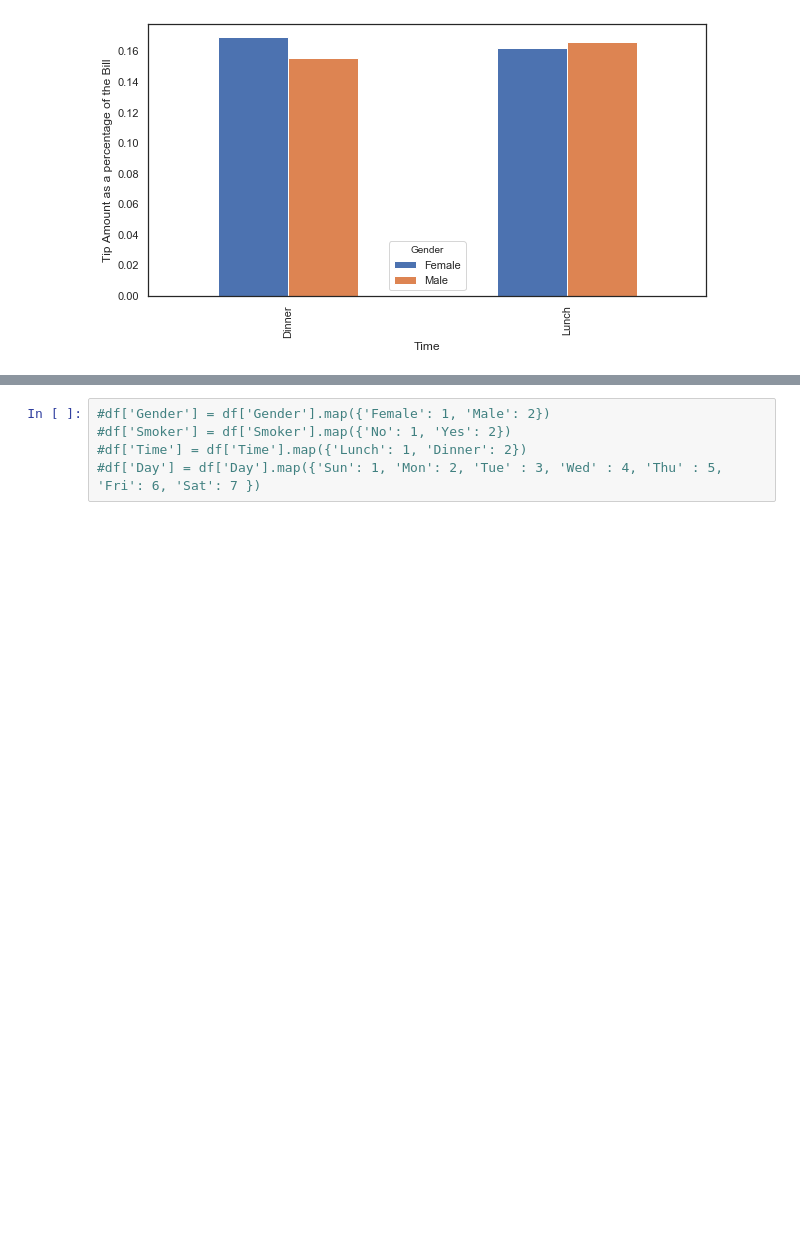
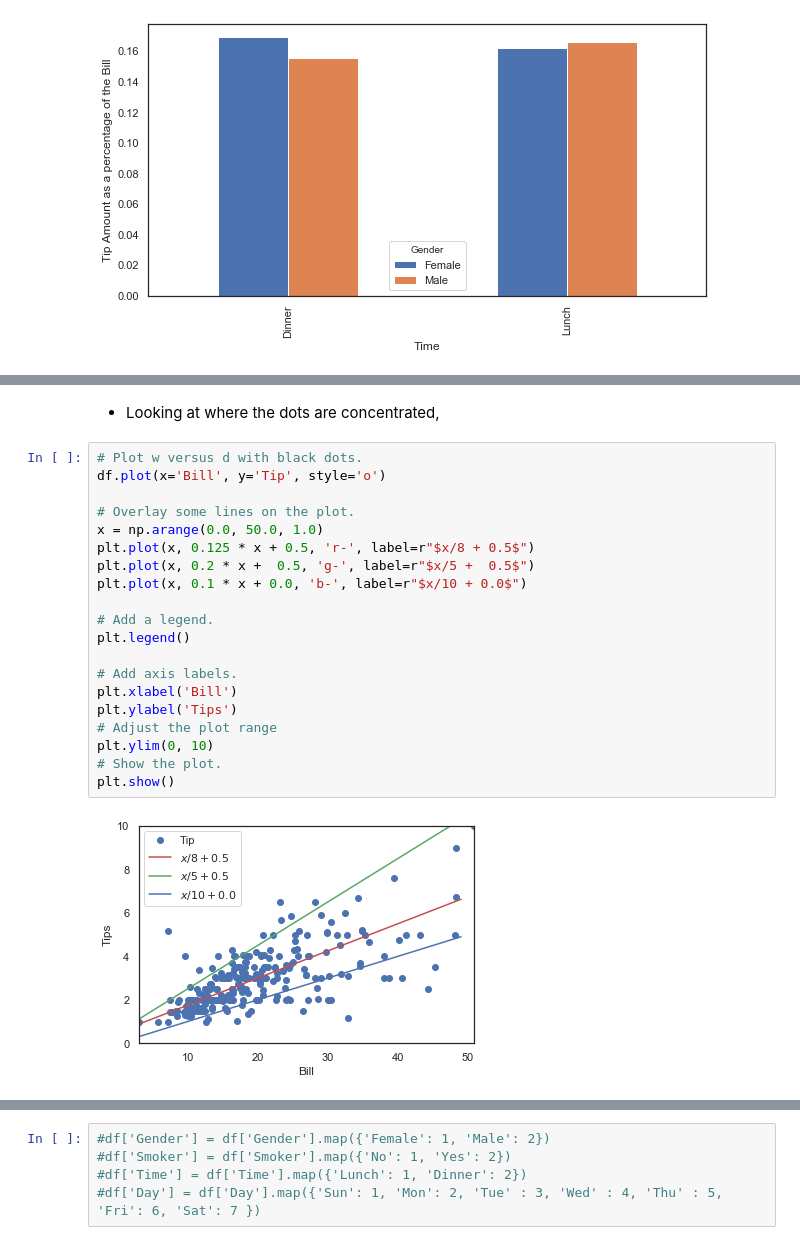
Before and after one commit to pocathain08/Fund_of_Data_Analysis, a Jupyter notebook: Fund_of_Data_Analysis_Assessment.ipynb, the cells around one changed output, grey strips where cells are left out. Drawn from its saved outputs; the diff is of its cells as text; blank space fills up the shorter version.

```diff
--- a/Fund_of_Data_Analysis_Assessment.ipynb
+++ b/Fund_of_Data_Analysis_Assessment.ipynb
@@ -110,0 +119,24 @@ Text(0, 0.5, 'Tip Amount as a percentage of the Bill')
+# %% [markdown]
+- Looking at where the dots are concentrated,
+# %%
+# Plot w versus d with black dots.
+df.plot(x='Bill', y='Tip', style='o')
+
+# Overlay some lines on the plot.
+x = np.arange(0.0, 50.0, 1.0)
+plt.plot(x, 0.125 * x + 0.5, 'r-', label=r"$x/8 + 0.5$")
+plt.plot(x, 0.2 * x +  0.5, 'g-', label=r"$x/5 +  0.5$")
+plt.plot(x, 0.1 * x + 0.0, 'b-', label=r"$x/10 + 0.0$")
+
+# Add a legend.
+plt.legend()
+
+# Add axis labels.
+plt.xlabel('Bill')
+plt.ylabel('Tips')
+# Adjust the plot range
+plt.ylim(0, 10)
+# Show the plot.
+plt.show()
+# %% [output]
+[figure, added]
```
Also changed, not shown: parts of 5 cells of this notebook, 1 other file.
